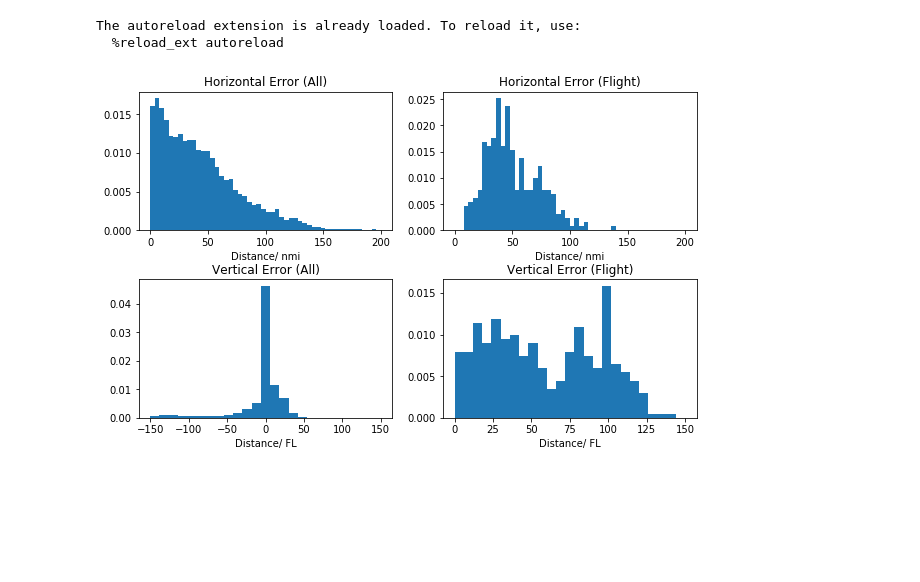
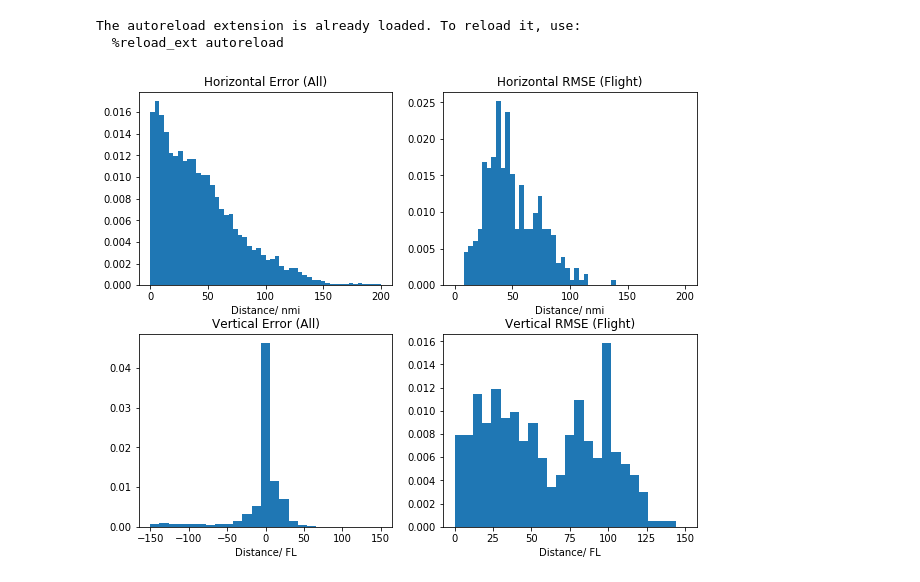
Before and after one commit to yulinliu101/DeepTP, a Jupyter notebook: src/Visualize_Generated_Trajectories.ipynb, the cells around one changed output. Saved outputs shown, nothing was run; the diff lists cells and outputs as text; code cells hidden in the pictures; blank space fills up the shorter version.

```diff
--- a/src/Visualize_Generated_Trajectories.ipynb
+++ b/src/Visualize_Generated_Trajectories.ipynb
@@ -42,20 +42,20 @@ avg_horizontal_err, avg_vertical_err, all_hor_err, all_alt_err = eval_cls.predic
 # %%
 import matplotlib.pyplot as plt
 # %%
-fig, axs = plt.subplots(2, 2, figsize=(10,6), facecolor='w', edgecolor='k')
-fig.subplots_adjust(wspace = 0.2, hspace = 0.35)
+fig, axs = plt.subplots(2, 2, figsize=(10,8), facecolor='w', edgecolor='k')
+fig.subplots_adjust(wspace = 0.2, hspace = 0.25)
 axs = axs.ravel()
 _ = axs[0].hist(all_hor_err, 50, range = (0, 200), density = True)
 _ = axs[0].set_title('Horizontal Error (All)')
 _ = axs[0].set_xlabel('Distance/ nmi')
 _ = axs[1].hist(avg_horizontal_err, 50, range = (0, 200), density = True)
-_ = axs[1].set_title('Horizontal Error (Flight)')
+_ = axs[1].set_title('Horizontal RMSE (Flight)')
 _ = axs[1].set_xlabel('Distance/ nmi')
 _ = axs[2].hist(all_alt_err, 25, range = (-150, 150), density = True)
 _ = axs[2].set_title('Vertical Error (All)')
 _ = axs[2].set_xlabel('Distance/ FL')
 _ = axs[3].hist(avg_vertical_err, 25, range = (0, 150), density = True)
-_ = axs[3].set_title('Vertical Error (Flight)')
+_ = axs[3].set_title('Vertical RMSE (Flight)')
 _ = axs[3].set_xlabel('Distance/ FL')
 # %% [output]
-[figure, old version]
+[figure, new version]
```
Also changed, not shown: parts of 4 cells of this notebook, 3 other files.
